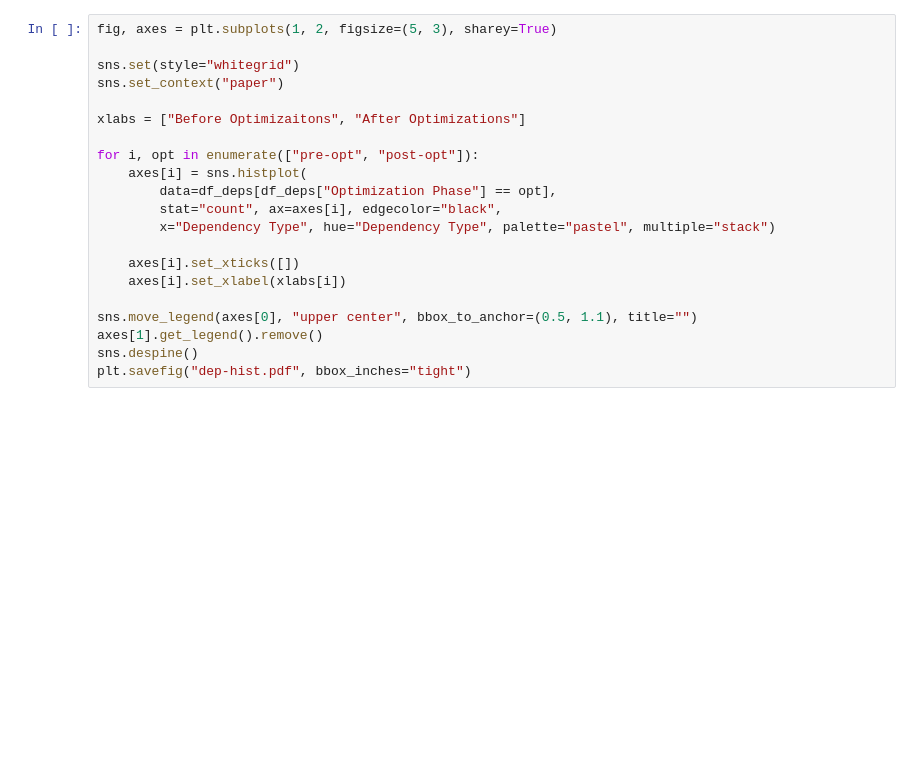
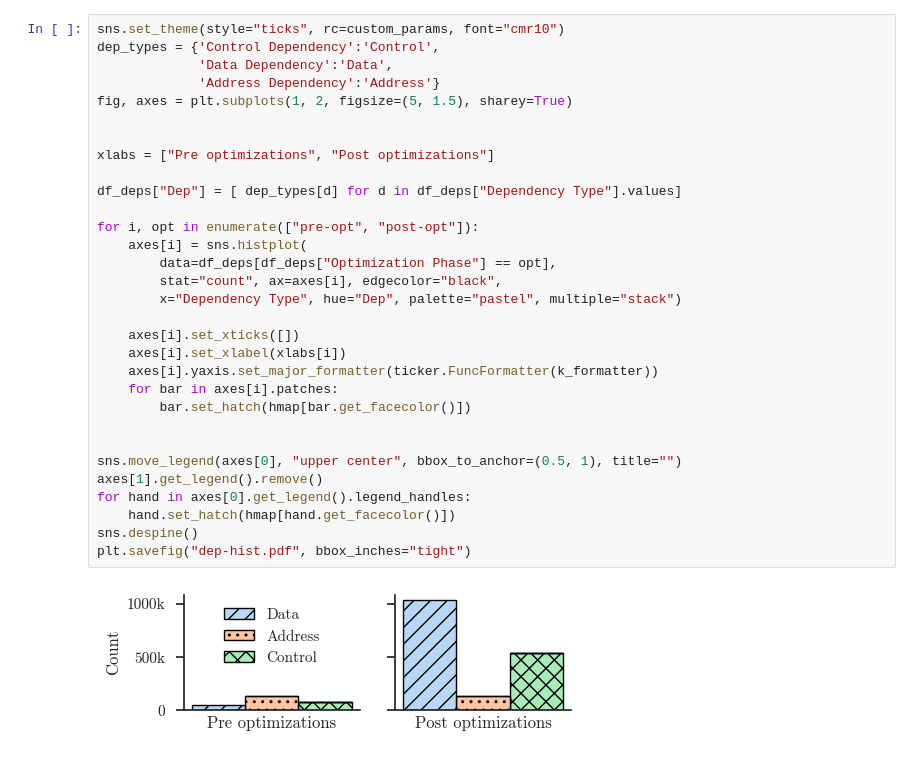
Before and after one commit to TUM-DSE/linux-lkmm-depsan, a Jupyter notebook: scripts/depsan/focused_analysis.ipynb, the cells around one changed output. Drawn from its saved outputs; the diff is of its cells as text; blank space fills up the shorter version.

```diff
--- a/scripts/depsan/focused_analysis.ipynb
+++ b/scripts/depsan/focused_analysis.ipynb
@@ -397,21 +421,33 @@ plt.savefig("dep-sinks.pdf", bbox_inches="tight")
 # %%
-fig, axes = plt.subplots(1, 2, figsize=(5, 3), sharey=True)
+sns.set_theme(style="ticks", rc=custom_params, font="cmr10")
+dep_types = {'Control Dependency':'Control',
+             'Data Dependency':'Data',
+             'Address Dependency':'Address'}
+fig, axes = plt.subplots(1, 2, figsize=(5, 1.5), sharey=True)
 
-sns.set(style="whitegrid")
-sns.set_context("paper")
 
-xlabs = ["Before Optimizaitons", "After Optimizations"]
+xlabs = ["Pre optimizations", "Post optimizations"]
+
+df_deps["Dep"] = [ dep_types[d] for d in df_deps["Dependency Type"].values]
 
 for i, opt in enumerate(["pre-opt", "post-opt"]):
     axes[i] = sns.histplot(
         data=df_deps[df_deps["Optimization Phase"] == opt],
         stat="count", ax=axes[i], edgecolor="black",
-        x="Dependency Type", hue="Dependency Type", palette="pastel", multiple="stack")
+        x="Dependency Type", hue="Dep", palette="pastel", multiple="stack")
 
     axes[i].set_xticks([])
     axes[i].set_xlabel(xlabs[i])
+    axes[i].yaxis.set_major_formatter(ticker.FuncFormatter(k_formatter))
+    for bar in axes[i].patches:
+        bar.set_hatch(hmap[bar.get_facecolor()])
 
-sns.move_legend(axes[0], "upper center", bbox_to_anchor=(0.5, 1.1), title="")
+
+sns.move_legend(axes[0], "upper center", bbox_to_anchor=(0.5, 1), title="")
 axes[1].get_legend().remove()
+for hand in axes[0].get_legend().legend_handles:
+    hand.set_hatch(hmap[hand.get_facecolor()])
 sns.despine()
 plt.savefig("dep-hist.pdf", bbox_inches="tight")
+# %% [output]
+[figure, added]
```
Also changed, not shown: parts of 19 cells of this notebook, 1 other file.
